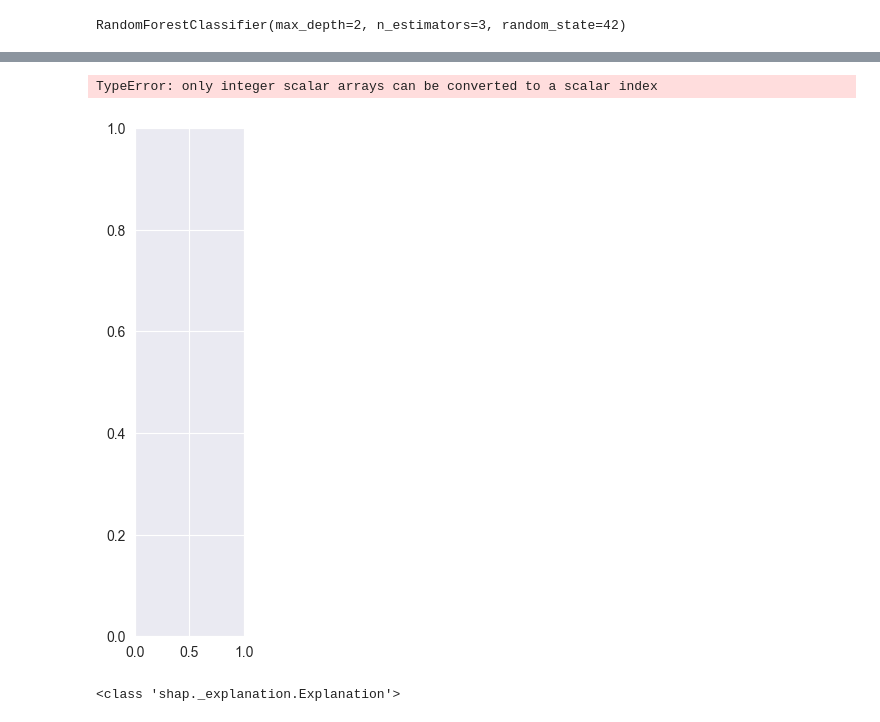
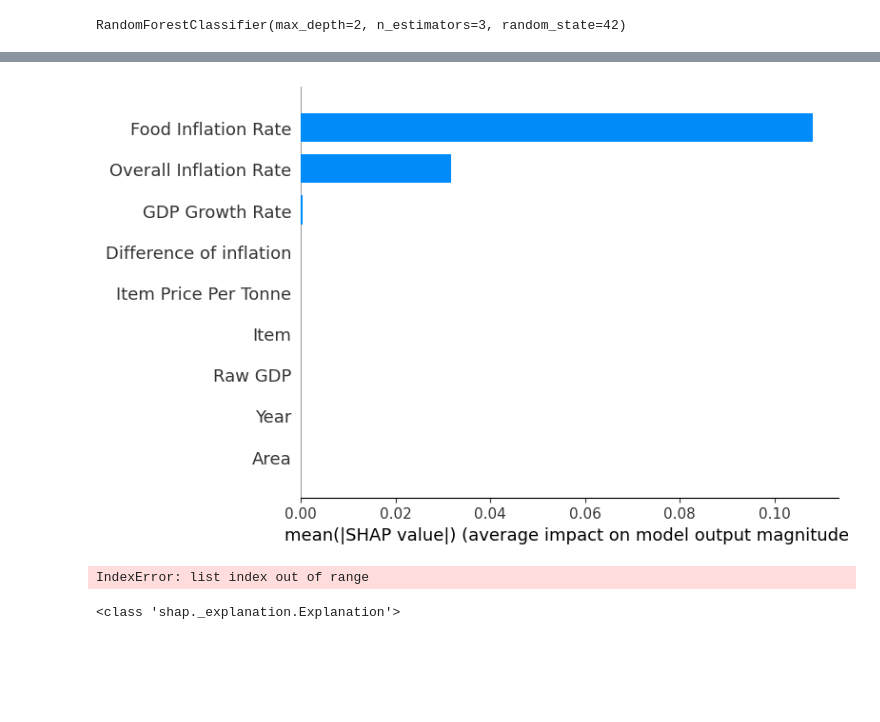
Before and after one commit to filipsam789/food-explainable-ai, a Jupyter notebook: unsupervised-learning-and-shap.ipynb, the cells around one changed output, grey strips where cells are left out. Saved outputs shown, nothing was run; the diff lists cells and outputs as text; code cells hidden in the pictures; blank space fills up the shorter version.

```diff
--- a/unsupervised-learning-and-shap.ipynb
+++ b/unsupervised-learning-and-shap.ipynb
@@ -14,7 +56,5 @@ data = pd.read_csv('./data/data-processed.csv')
 # %%
 km = KMeans(2)
-km.fit(data)
-clusters = km.labels_.tolist()
 # %%
 pca = PCA(2)
 
@@ -31,3 +71,6 @@ array([[ 0.81400237, -0.92595522],
+# %%
+km.fit(data_new)
+clusters = km.labels_.tolist()
 # %%
 label = km.fit_predict(data_new)
 
@@ -51,5 +94,4 @@ plt.legend()
 # %%
-df_new = data.copy()
 # df_new=binary_encoder.inverse_transform(df_new)
 # df_new[numerical_columns] = scaler.inverse_transform(data[numerical_columns])
-df_new['label']=labels
+data['label']=labels
@@ -72,9 +114,9 @@ df_new
 # %%
 # df_new.groupby(['Area','Year'])['label'].sum()
 # %%
-X,Y=df_new.drop(columns=['label']),df_new['label']
+X, Y = data.drop(columns=['label']), data['label']
 
-x_train,x_test,y_train,y_test = train_test_split(X,Y, test_size=0.2, random_state=42)
+x_train, x_test, y_train, y_test = train_test_split(X, Y, test_size=0.2, random_state=42)
 # %%
 count_label_1 = (y_test == 0).sum()
 print(f"Number of labels '1' in y_train: {count_label_1}")
@@ -128,10 +240,11 @@ x_train
 # %%
-shap.summary_plot(shap_values, x_train)
+shap.summary_plot(shap_values[:, :, 1], x_test, plot_type="bar")
 # %% [output]
-TypeError: only integer scalar arrays can be converted to a scalar index
-[figure, old version]
+[figure, new version]
 # %%
-shap.bar_plot(shap_values)
+shap.plots.bar(shap_values)
+# %% [output]
+IndexError: list index out of range
 # %%
 print(type(shap_values))
 # %% [output]
```
Also changed, not shown: parts of 29 cells of this notebook, 3 other files.
